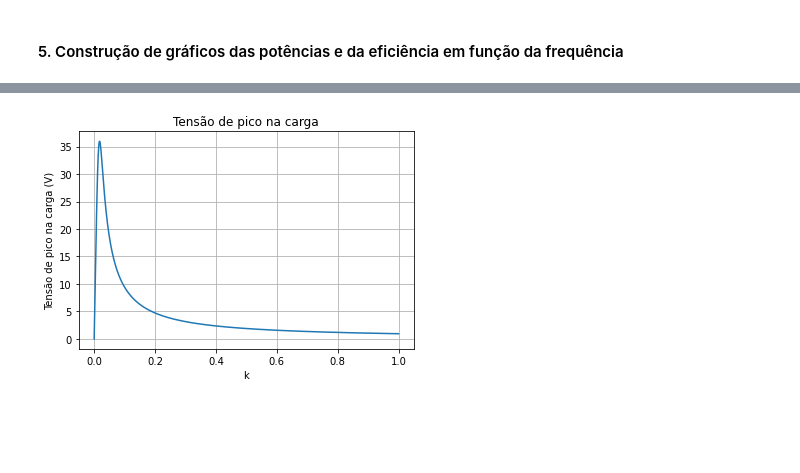
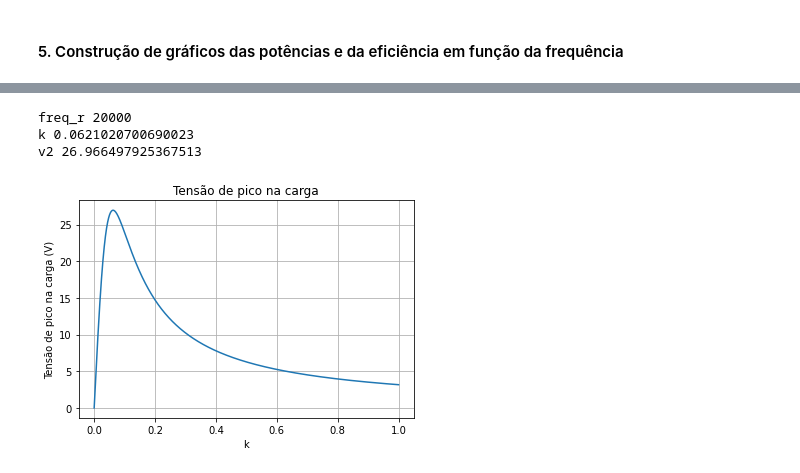
Before and after one commit to pedrofracassi/insper-eletromag-projeto, a Jupyter notebook: Etapa1.ipynb, the cells around one changed output, grey strips where cells are left out. Saved outputs shown, nothing was run; the diff lists cells and outputs as text; code cells hidden in the pictures; blank space fills up the shorter version.

```diff
--- a/Etapa1.ipynb
+++ b/Etapa1.ipynb
@@ -114,8 +113,8 @@ for k in lista_de_k:
     i1 = []
     i2 = []
     for f in freq:
-        i_1  = calcula_transformador(Ufonte, Rcarga,f,R1,R2,L,C,K)[0]
-        i_2  = calcula_transformador(Ufonte, Rcarga,f,R1,R2,L,C,K)[1]
+        i_1  = calcula_transformador(Ufonte, Rcarga,f,R1,R2,L1, L2,C,K)[0]
+        i_2  = calcula_transformador(Ufonte, Rcarga,f,R1,R2,L1, L2,C,K)[1]
         i1.append(abs(i_1))
         i2.append(abs(i_2))
     K = k
@@ -139,8 +138,8 @@ frequencias = np.linspace(10, 100000, 1000) # Valores de frequencia em Hz (devia
 for L in indutancias:
     V2=[]
     for f in frequencias:
-        C = 1/(4*(pi**2)*(f**2)*(L))
-        i1, i2, v2 = calcula_transformador(Ufonte, Rcarga,f,R1,R2,L,C,K)
+        C = 1/(4*(pi**2)*(f**2)*(L)) # TODO: Como adaptar isso?
+        i1, i2, v2 = calcula_transformador(Ufonte, Rcarga,f,R1,R2,L, L ,C,K)
         V2.append(abs(v2))
     plt.plot(frequencias, V2)
     plt.xlabel('Frequência (Hz)')
@@ -157,21 +156,22 @@ lista_eficiencia = []
 lista_potencia_carga = []
 lista_potencia_fonte = []
 
-L = 10e-3
-C = 1e-9
-Rc = 400
-Uf = rect(5, 0)
+# L = 10e-3
+# C = 1e-9
+# Rc = 400
+# Uf = rect(5, 0)
 
 lista_freq = np.linspace(1e3, 100e3, 20000)
 
-L=200e-6
-C=0.1e-6
-k=0.1
-R1 = R2 = 0.5
+# L1=200e-6
+# L2=200e-6
+# C=0.1e-6
+# k=0.1
+# R1 = R2 = 0.5
 
 #Calculando potência e eficiência em função da frequência.
 for f in lista_freq:
-    i1, i2,v = calcula_transformador(Uf, Rc,f,R1, R2, L, C, 0.1)
+    i1, i2,v = calcula_transformador(Uf, Rc,f,R1, R2, L1, L2, C, 0.1)
     w = 2*pi*f
     Pot = (Uf/sqrt(2)*i1.conjugate()/sqrt(2))
     lista_potencia_fonte.append(Pot.real)
@@ -221,21 +229,34 @@ No handles with labels found to put in legend.
 # %%
 
-freq_r = 1/(2*pi*sqrt(L*C))
+#freq_r = 1/(2*pi*sqrt(L*C))
+freq_r = lista_freq[i]
 
-lista_k = np.linspace(0, 1, 1000)
+freq_r = 20000
+Ufonte = 5 * 2/pi
+Rcarga = 1000
+print('freq_r', freq_r)
+
+lista_k = np.linspace(0, 1, 30000)
 lista_tensao_pico = []
 for k_novo in lista_k:
-    i1, i2,V2 = calcula_transformador(Ufonte,Rcarga,freq_r,1, 1,L,C,k_novo)
+    i1, i2,V2 = calcula_transformador(Ufonte,Rcarga,freq_r, R1, R2, L1, L2,C,k_novo)
     w = 2*pi*freq_r
     Z_eq_carga = ((1/(1j*w*C))*Rcarga)/((1/(1j*w*C))+Rcarga)
     V_carga = i2*Z_eq_carga
     lista_tensao_pico.append(abs(V_carga))
 
 plt.plot(lista_k, lista_tensao_pico)
+i_pico = lista_tensao_pico.index(max(lista_tensao_pico))
+pico = lista_k[i_pico]
+print('k', pico)
+print('v2', lista_tensao_pico[i_pico])
 plt.title("Tensão de pico na carga")
 plt.xlabel("k")
 plt.ylabel("Tensão de pico na carga (V)")
 plt.grid(True)
 plt.show()
 # %% [output]
+freq_r 20000
+k 0.0621020700690023
+v2 26.966497925367513
-[figure, old version]
+[figure, new version]
```
Also changed, not shown: parts of 12 cells of this notebook, 1 other file.
